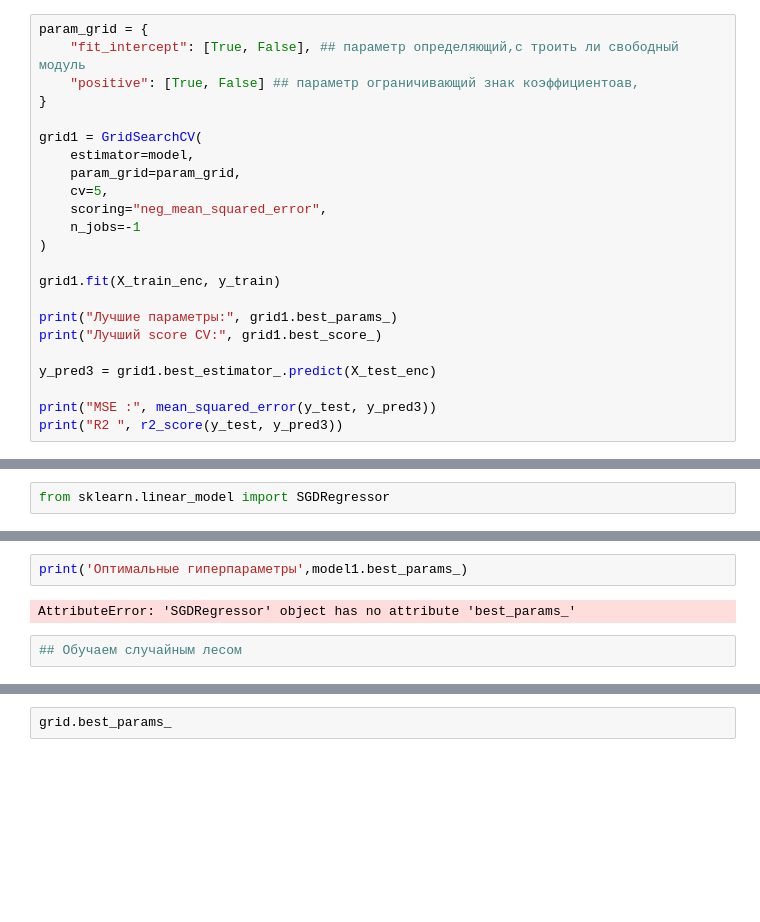
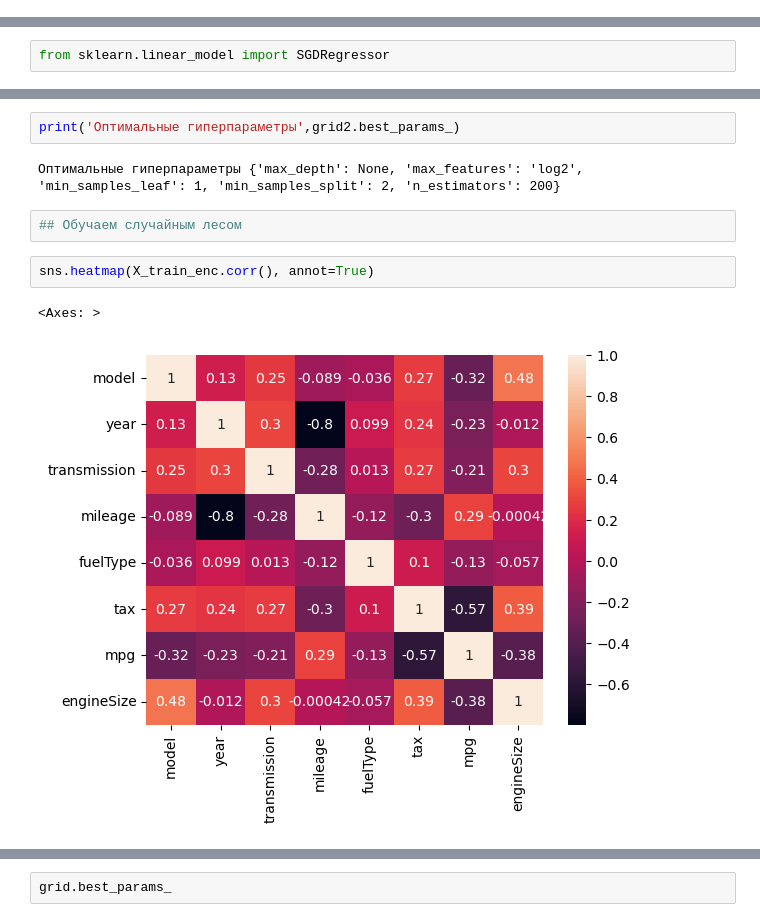
Before and after one commit to Megamozkul/test-repository, a Jupyter notebook: dz10.ipynb, the cells around one changed output, grey strips where cells are left out. Drawn from its saved outputs; the diff is of its cells as text; blank space fills up the shorter version.

```diff
--- a/dz10.ipynb
+++ b/dz10.ipynb
@@ -175,23 +171,0 @@ np.float64(0.860363050262914)
-# %%
-param_grid = {
-    "fit_intercept": [True, False], ## параметр определяющий,с троить ли свободный модуль
-    "positive": [True, False] ## параметр ограничивающий знак коэффициентоав,
-}
-
-grid1 = GridSearchCV(
-    estimator=model,
-    param_grid=param_grid,
-    cv=5,
-    scoring="neg_mean_squared_error",
-    n_jobs=-1
-)
-
-grid1.fit(X_train_enc, y_train)
-
-print("Лучшие параметры:", grid1.best_params_)
-print("Лучший score CV:", grid1.best_score_)
-
-y_pred3 = grid1.best_estimator_.predict(X_test_enc)
-
-print("MSE :", mean_squared_error(y_test, y_pred3))
-print("R2 ", r2_score(y_test, y_pred3))
@@ -234,6 +240,11 @@ R2: 0.8516400902216487
 # %%
-print('Оптимальные гиперпараметры',model1.best_params_)
+print('Оптимальные гиперпараметры',grid2.best_params_)
 # %% [output]
-AttributeError: 'SGDRegressor' object has no attribute 'best_params_'
+Оптимальные гиперпараметры {'max_depth': None, 'max_features': 'log2', 'min_samples_leaf': 1, 'min_samples_split': 2, 'n_estimators': 200}
 # %%
 ## Обучаем случайным лесом
+# %%
+sns.heatmap(X_train_enc.corr(), annot=True)
+# %% [output]
+<Axes: >
+[figure, added]
```
Also changed, not shown: parts of 58 cells of this notebook.
